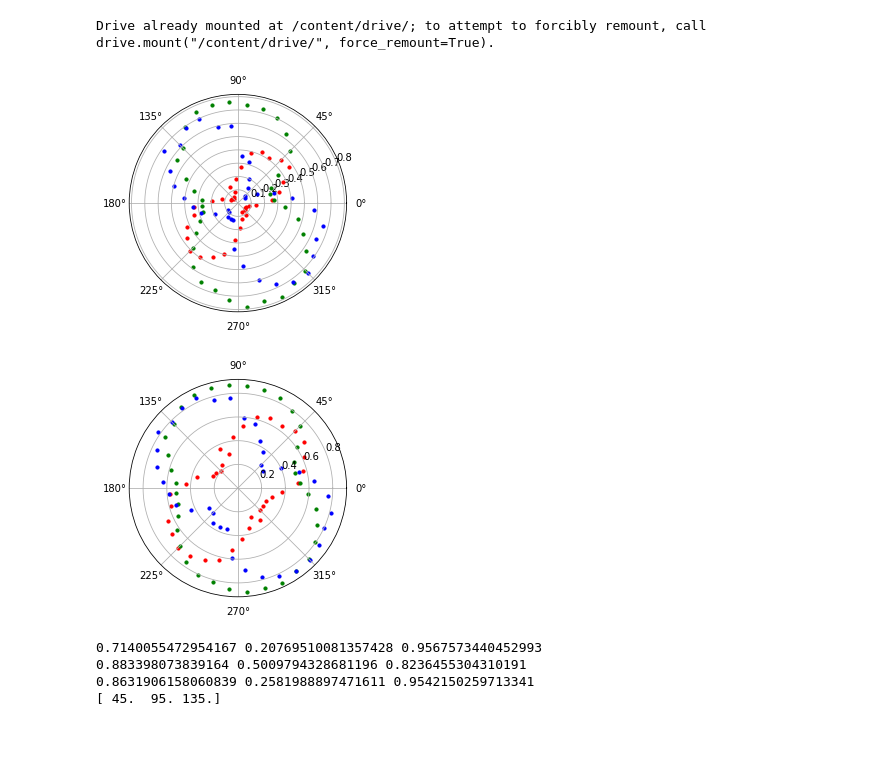
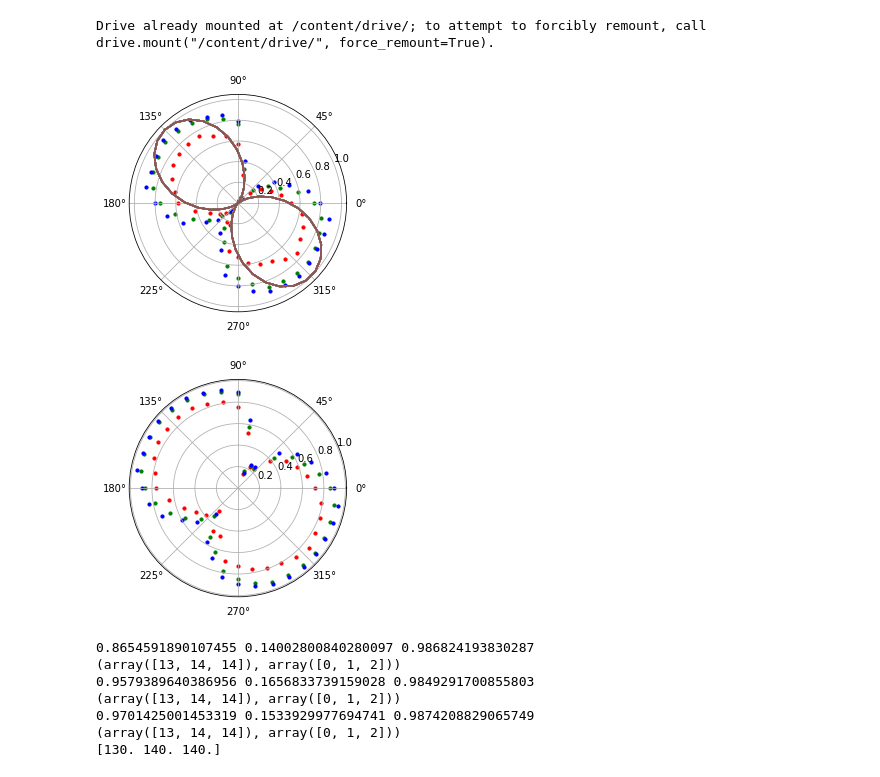
Before and after one commit to jgsuarezc/Fotoelasticidad, a Jupyter notebook: Fotoelastidad.ipynb, the cells around one changed output. Drawn from its saved outputs; the diff is of its cells as text; code cells hidden in the pictures; blank space fills up the shorter version.

```diff
--- a/Fotoelastidad.ipynb
+++ b/Fotoelastidad.ipynb
@@ -51,34 +57,35 @@ Drive already mounted at /content/drive/; to attempt to forcibly remount, call d
 # %%
 
 #grafica la intensidad Normalizada vs Angulo  coordenadas polares
-theta = np.linspace(np.pi/2,2*np.pi+np.pi/2)
+theta = np.linspace(0,2*np.pi)
 r=np.cos(theta)**2
 fig = plt.figure()
 ax = fig.add_subplot(projection="polar")
 for i in range(36):
-  #ax.plot(theta,r)
-  ax.scatter(2*np.pi/36*i+np.pi/4,RGBT[i,0],color = 'red' ,s=10,label="Malus")
-  ax.scatter(2*np.pi/36*i+np.pi/4,RGBT[i,1], color = 'green',s=10)
-  ax.scatter(2*np.pi/36*i+np.pi/4,RGBT[i,2],color = 'blue' ,s=10)
+  ax.plot(theta+3*np.pi/4,r)
+  ax.scatter(2*np.pi/36*i,RGBT[i,0],color = 'red' ,s=10,label="Malus")
+  ax.scatter(2*np.pi/36*i,RGBT[i,1], color = 'green',s=10)
+  ax.scatter(2*np.pi/36*i,RGBT[i,2],color = 'blue' ,s=10)
 plt.show()
 # %% [output]
-[figure, old version]
+[figure, new version]
 # %%
 #Campo optico
 fig = plt.figure()
 ax = fig.add_subplot(projection="polar")
 for i in range(36):
-  ax.scatter(2*np.pi/36*i+np.pi/4,np.sqrt(RGBT[i,0]),color = 'red' ,s=10,label="Malus")
-  ax.scatter(2*np.pi/36*i+np.pi/4,np.sqrt(RGBT[i,1]), color = 'green',s=10)
-  ax.scatter(2*np.pi/36*i+np.pi/4,np.sqrt(RGBT[i,2]),color = 'blue' ,s=10)
+  ax.scatter(2*np.pi/36*i,np.sqrt(RGBT[i,0]),color = 'red' ,s=10,label="Malus")
+  ax.scatter(2*np.pi/36*i,np.sqrt(RGBT[i,1]), color = 'green',s=10)
+  ax.scatter(2*np.pi/36*i,np.sqrt(RGBT[i,2]),color = 'blue' ,s=10)
 plt.show()
 # %% [output]
-[figure, old version]
+[figure, new version]
 # %%
 #para cada  una punto le extrae el maximo y el minimo valor del campo optico
 C= ['red','green','blue']
 Maximo=np.amax(np.sqrt(RGBT), axis=0)
 Minimo=np.amin(np.sqrt(RGBT), axis=0)
+E=np.sqrt(RGBT)
 thetamax=np.where(RGBT == np.amax(RGBT, axis=0))
 #excentrididad
 exc=np.zeros(3)
@@ -88,13 +95,22 @@ for i in range (3):
   exc[i]=np.sqrt(a*a-b*b)/a
 for i in range(3):
   print(Maximo[i],Minimo[i],exc[i])
+  print(thetamax)
 
-print((thetamax[0]*10*2*np.pi/360+np.pi/4)*360/(2*np.pi)-180)
+print((thetamax[0]*10*2*np.pi/360)*360/(2*np.pi))
+E0x=np.zeros(3)
+E0Y=np.zeros(3)
+for i in range(3):
+  E0x[i]=np.sin(10)
+  E0x[i]=np.cos(10)
 # %% [output]
-0.7140055472954167 0.20769510081357428 0.9567573440452993
-0.883398073839164 0.5009794328681196 0.8236455304310191
-0.8631906158060839 0.2581988897471611 0.9542150259713341
-[ 45.  95. 135.]
+0.8654591890107455 0.14002800840280097 0.986824193830287
+(array([13, 14, 14]), array([0, 1, 2]))
+0.9579389640386956 0.1656833739159028 0.9849291700855803
+(array([13, 14, 14]), array([0, 1, 2]))
+0.9701425001453319 0.1533929977694741 0.9874208829065749
+(array([13, 14, 14]), array([0, 1, 2]))
+[130. 140. 140.]
 # %%
 
 for j in range(3):
```
Also changed, not shown: parts of 6 cells of this notebook.
